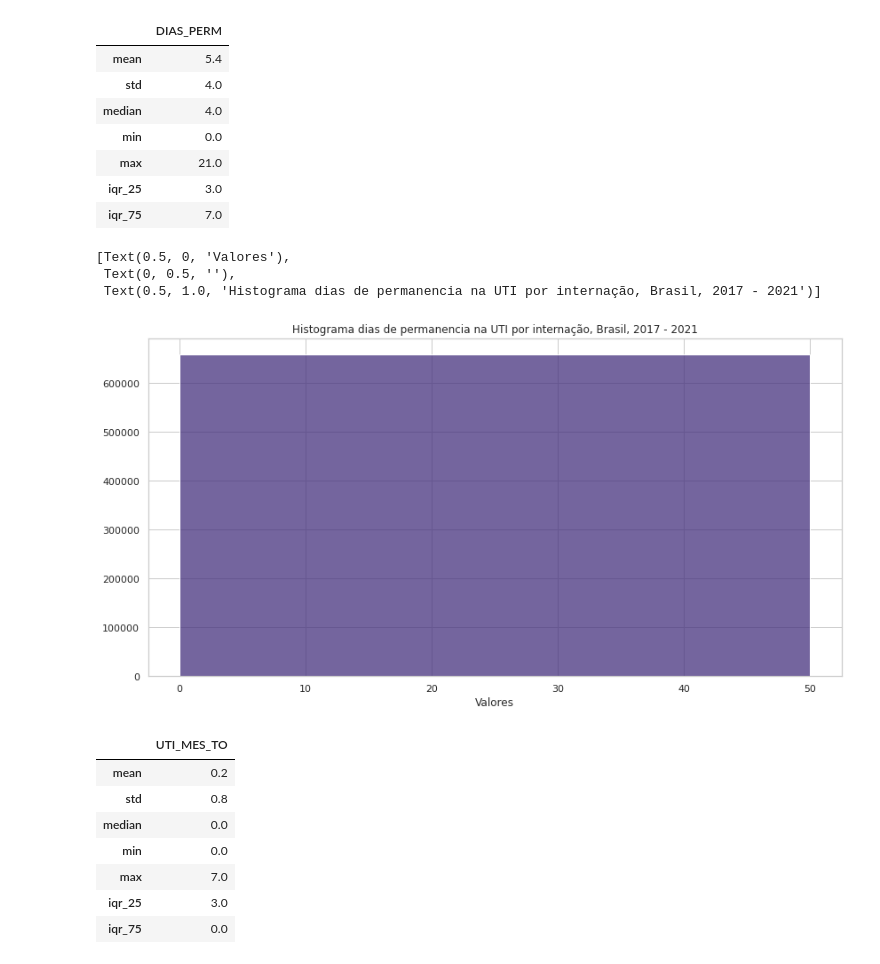
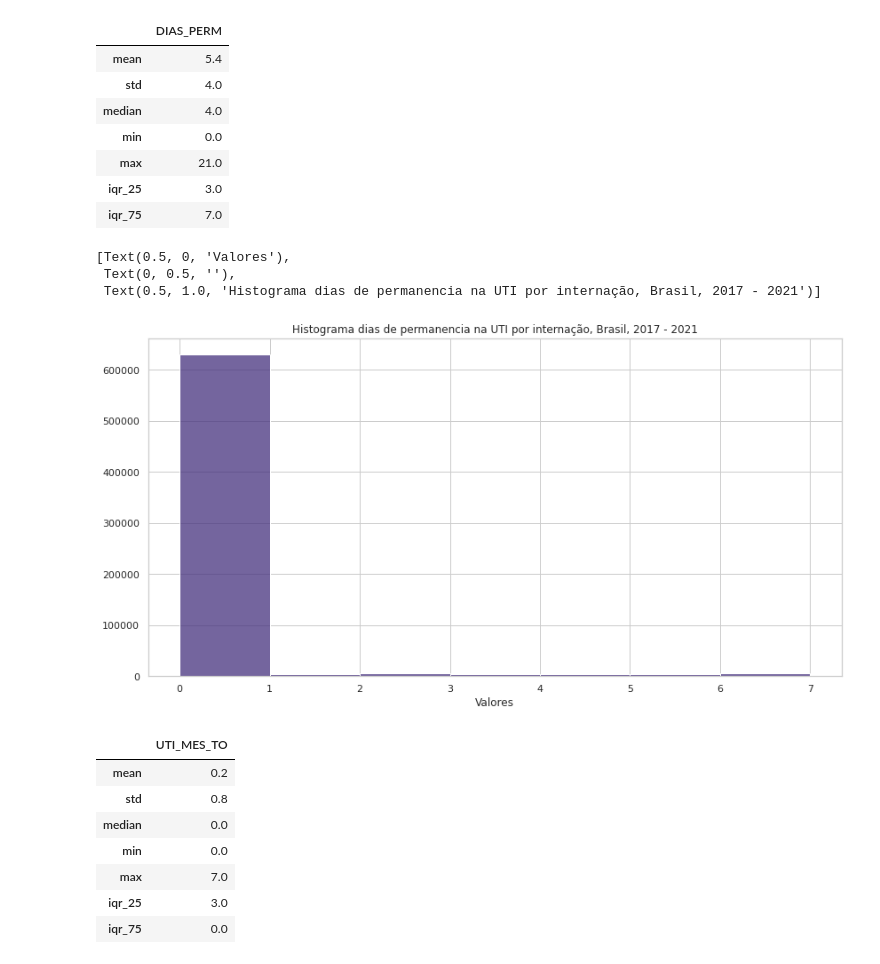
Before and after one commit to daniellybx/projeto_predicao_pneumonia, a Jupyter notebook: 02_analise_exploratoria.ipynb, the cells around one changed output. Cells and saved outputs as stored; diff of their text form; code cells hidden in the pictures.

```diff
--- a/02_analise_exploratoria.ipynb
+++ b/02_analise_exploratoria.ipynb
@@ -450,15 +456,15 @@ diasperm_resumo
 # %%
 #CRIANDO HISTOGRAMA DE DIAS DE PERMANÊNCIA NA UTI
 sns.set(rc={'figure.figsize':(14, 7)})
 sns.set_theme(style="whitegrid", palette="viridis")
 
-hist1 = sns.histplot(x = "UTI_MES_TO", data = sih_pneumo2, binwidth=50)
+hist1 = sns.histplot(x = "UTI_MES_TO", data = sih_pneumo2, binwidth=1)
 hist1.set(xlabel ="Valores", ylabel = "", title ='Histograma dias de permanencia na UTI por internação, Brasil, 2017 - 2021')
 # %% [output]
 [Text(0.5, 0, 'Valores'),
  Text(0, 0.5, ''),
  Text(0.5, 1.0, 'Histograma dias de permanencia na UTI por internação, Brasil, 2017 - 2021')]
-[figure, old version]
+[figure, new version]
 # %%
 #MEDIDAS RESUMO PARA A DIAS DE PERMANENCIA NA UTI
 diasperm_resumo = pd.DataFrame(sih_pneumo2.agg({"UTI_MES_TO":["mean", "std", "median", "min", "max"]}).round(1))
```
Also changed, not shown: parts of 11 cells of this notebook.
